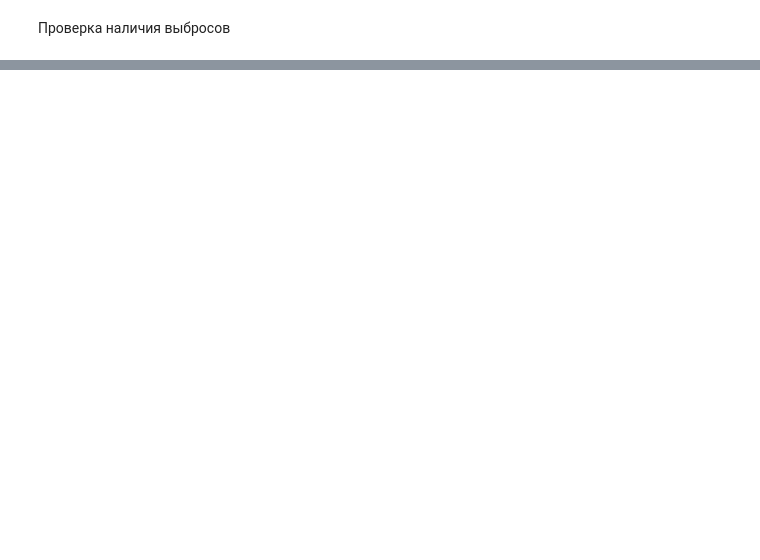
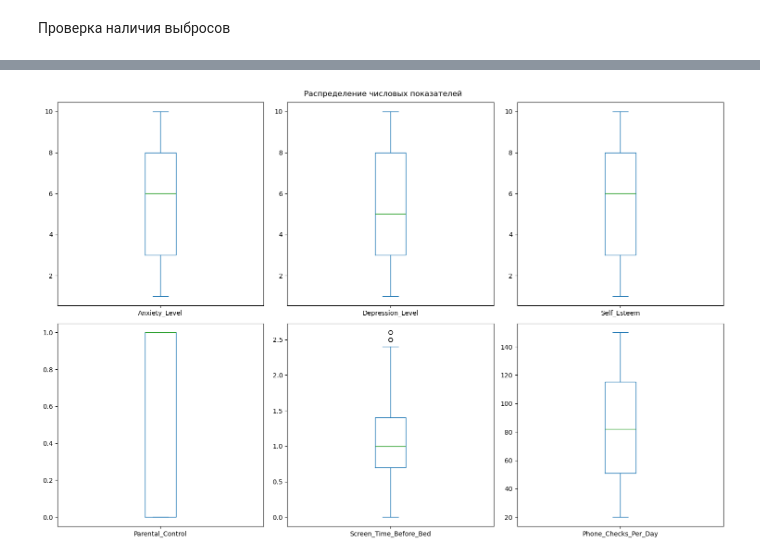
Before and after one commit to Astra-g/ML_teen_phone_addiction, a Jupyter notebook: ML_teen_phone_addiction.ipynb, the cells around one changed output, grey strips where cells are left out. Cells and saved outputs as stored; diff of their text form; code cells hidden in the pictures; blank space fills up the shorter version.

```diff
--- a/ML_teen_phone_addiction.ipynb
+++ b/ML_teen_phone_addiction.ipynb
@@ -90,0 +117,14 @@ plt.show()
+# %%
+numeric_columns_two = ['Anxiety_Level', 'Depression_Level', 'Self_Esteem', 'Parental_Control',
+                   'Screen_Time_Before_Bed', 'Phone_Checks_Per_Day']
+# Построение boxplot для всех выбранных столбцов
+data[numeric_columns_two].plot(kind='box',
+                          subplots=True,
+                          layout=(2, 3),
+                          figsize=(15, 10),
+                          sharey=False)  # sharey=False если масштабы разные
+plt.suptitle('Распределение числовых показателей')
+plt.tight_layout()
+plt.show()
+# %% [output]
+[figure, added]
```
Also changed, not shown: parts of 11 cells of this notebook.
